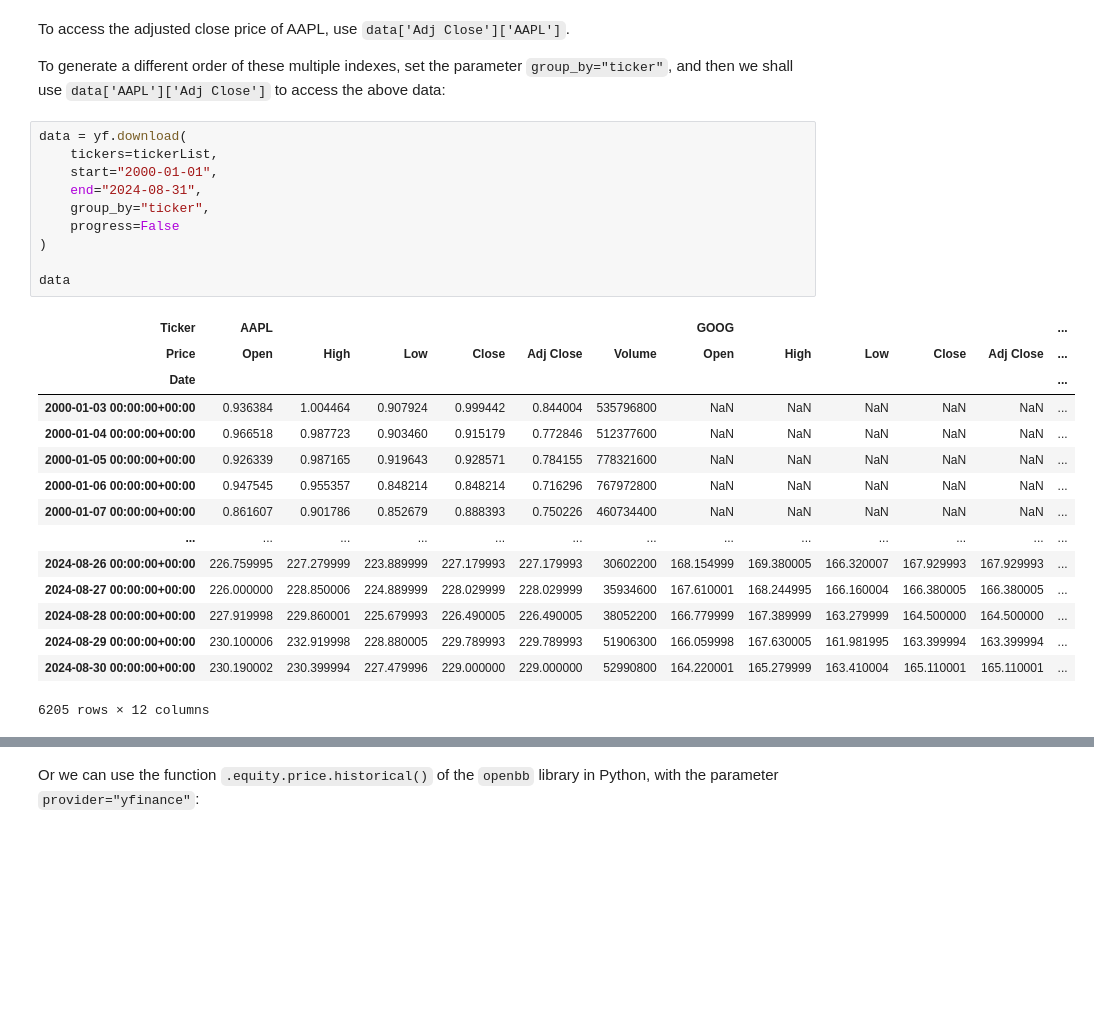
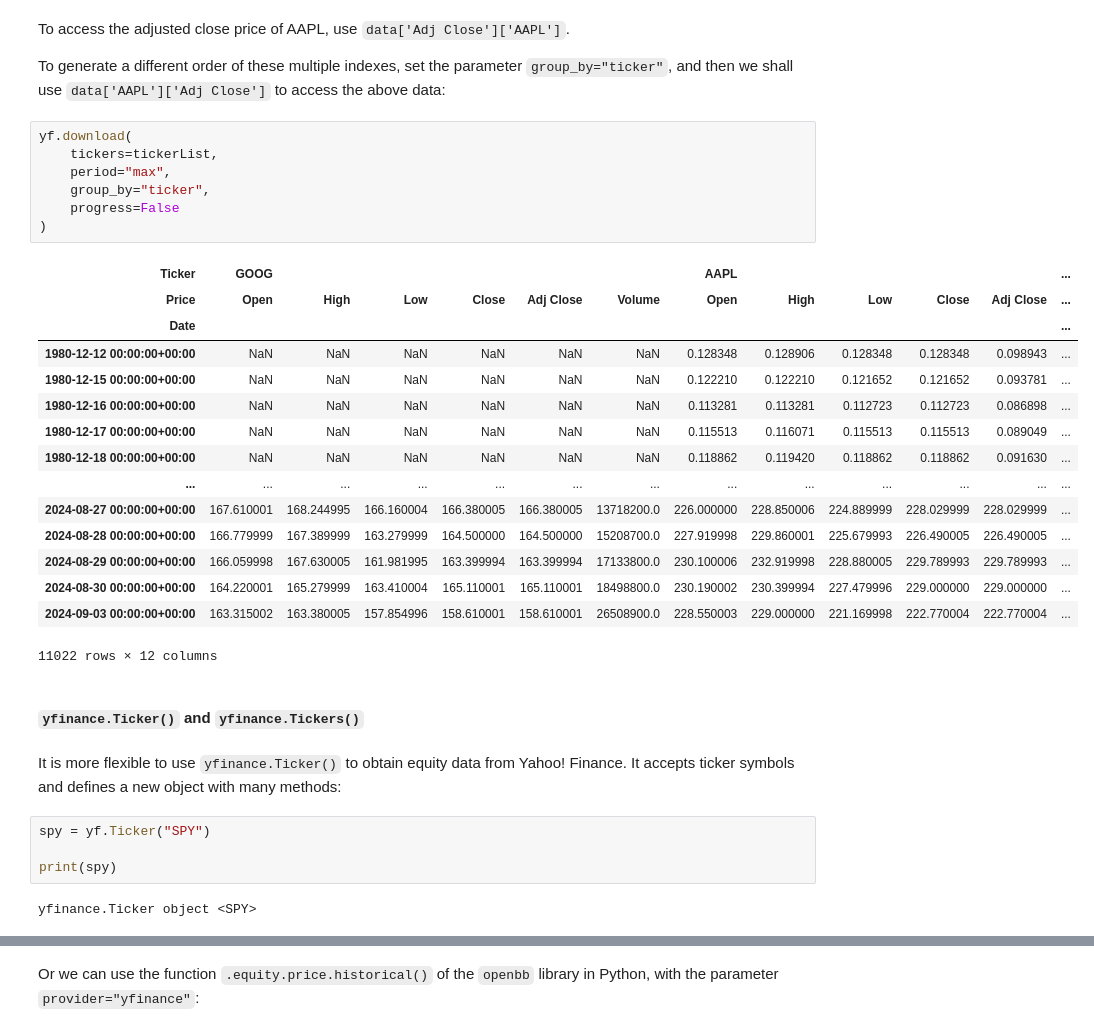
Before and after one commit to SteveXFLiu/nQuant, a Jupyter notebook: 01ObtainingData.ipynb, the cells around one changed output, grey strips where cells are left out. Cells and saved outputs as stored; diff of their text form; blank space fills up the shorter version.

Commit message:
Updated yfinance.Ticker() and yfinance.Tickers()

```diff
--- a/01ObtainingData.ipynb
+++ b/01ObtainingData.ipynb
@@ -81,28 +83,35 @@ To access the adjusted close price of AAPL, use `data['Adj Close']['AAPL']`.
 
 To generate a different order of these multiple indexes, set the parameter `group_by="ticker"`, and then we shall use `data['AAPL']['Adj Close']` to access the above data:
 # %%
-data = yf.download(
+yf.download(
     tickers=tickerList,
-    start="2000-01-01",
-    end="2024-08-31",
+    period="max",
     group_by="ticker",
     progress=False
 )
-
-data
 # %% [output]
-| Ticker | AAPL |  |  |  |  |  | GOOG |  |  |  |  | ... |
+| Ticker | GOOG |  |  |  |  |  | AAPL |  |  |  |  | ... |
 | Price | Open | High | Low | Close | Adj Close | Volume | Open | High | Low | Close | Adj Close | ... |
 | Date |  |  |  |  |  |  |  |  |  |  |  | ... |
-| 2000-01-03 00:00:00+00:00 | 0.936384 | 1.004464 | 0.907924 | 0.999442 | 0.844004 | 535796800 | NaN | NaN | NaN | NaN | NaN | ... |
-| 2000-01-04 00:00:00+00:00 | 0.966518 | 0.987723 | 0.903460 | 0.915179 | 0.772846 | 512377600 | NaN | NaN | NaN | NaN | NaN | ... |
-| 2000-01-05 00:00:00+00:00 | 0.926339 | 0.987165 | 0.919643 | 0.928571 | 0.784155 | 778321600 | NaN | NaN | NaN | NaN | NaN | ... |
-| 2000-01-06 00:00:00+00:00 | 0.947545 | 0.955357 | 0.848214 | 0.848214 | 0.716296 | 767972800 | NaN | NaN | NaN | NaN | NaN | ... |
-| 2000-01-07 00:00:00+00:00 | 0.861607 | 0.901786 | 0.852679 | 0.888393 | 0.750226 | 460734400 | NaN | NaN | NaN | NaN | NaN | ... |
+| 1980-12-12 00:00:00+00:00 | NaN | NaN | NaN | NaN | NaN | NaN | 0.128348 | 0.128906 | 0.128348 | 0.128348 | 0.098943 | ... |
+| 1980-12-15 00:00:00+00:00 | NaN | NaN | NaN | NaN | NaN | NaN | 0.122210 | 0.122210 | 0.121652 | 0.121652 | 0.093781 | ... |
+| 1980-12-16 00:00:00+00:00 | NaN | NaN | NaN | NaN | NaN | NaN | 0.113281 | 0.113281 | 0.112723 | 0.112723 | 0.086898 | ... |
+| 1980-12-17 00:00:00+00:00 | NaN | NaN | NaN | NaN | NaN | NaN | 0.115513 | 0.116071 | 0.115513 | 0.115513 | 0.089049 | ... |
+| 1980-12-18 00:00:00+00:00 | NaN | NaN | NaN | NaN | NaN | NaN | 0.118862 | 0.119420 | 0.118862 | 0.118862 | 0.091630 | ... |
 | ... | ... | ... | ... | ... | ... | ... | ... | ... | ... | ... | ... | ... |
-| 2024-08-26 00:00:00+00:00 | 226.759995 | 227.279999 | 223.889999 | 227.179993 | 227.179993 | 30602200 | 168.154999 | 169.380005 | 166.320007 | 167.929993 | 167.929993 | ... |
-| 2024-08-27 00:00:00+00:00 | 226.000000 | 228.850006 | 224.889999 | 228.029999 | 228.029999 | 35934600 | 167.610001 | 168.244995 | 166.160004 | 166.380005 | 166.380005 | ... |
-| 2024-08-28 00:00:00+00:00 | 227.919998 | 229.860001 | 225.679993 | 226.490005 | 226.490005 | 38052200 | 166.779999 | 167.389999 | 163.279999 | 164.500000 | 164.500000 | ... |
-| 2024-08-29 00:00:00+00:00 | 230.100006 | 232.919998 | 228.880005 | 229.789993 | 229.789993 | 51906300 | 166.059998 | 167.630005 | 161.981995 | 163.399994 | 163.399994 | ... |
-| 2024-08-30 00:00:00+00:00 | 230.190002 | 230.399994 | 227.479996 | 229.000000 | 229.000000 | 52990800 | 164.220001 | 165.279999 | 163.410004 | 165.110001 | 165.110001 | ... |
+| 2024-08-27 00:00:00+00:00 | 167.610001 | 168.244995 | 166.160004 | 166.380005 | 166.380005 | 13718200.0 | 226.000000 | 228.850006 | 224.889999 | 228.029999 | 228.029999 | ... |
+| 2024-08-28 00:00:00+00:00 | 166.779999 | 167.389999 | 163.279999 | 164.500000 | 164.500000 | 15208700.0 | 227.919998 | 229.860001 | 225.679993 | 226.490005 | 226.490005 | ... |
+| 2024-08-29 00:00:00+00:00 | 166.059998 | 167.630005 | 161.981995 | 163.399994 | 163.399994 | 17133800.0 | 230.100006 | 232.919998 | 228.880005 | 229.789993 | 229.789993 | ... |
+| 2024-08-30 00:00:00+00:00 | 164.220001 | 165.279999 | 163.410004 | 165.110001 | 165.110001 | 18498800.0 | 230.190002 | 230.399994 | 227.479996 | 229.000000 | 229.000000 | ... |
+| 2024-09-03 00:00:00+00:00 | 163.315002 | 163.380005 | 157.854996 | 158.610001 | 158.610001 | 26508900.0 | 228.550003 | 229.000000 | 221.169998 | 222.770004 | 222.770004 | ... |
-6205 rows × 12 columns
+11022 rows × 12 columns
+# %% [markdown]
+#### `yfinance.Ticker()` and `yfinance.Tickers()`
+# %% [markdown]
+It is more flexible to use `yfinance.Ticker()` to obtain equity data from Yahoo! Finance. It accepts ticker symbols and defines a new object with many methods:
+# %%
+spy = yf.Ticker("SPY")
+
+print(spy)
+# %% [output]
+yfinance.Ticker object <SPY>
```
Also changed, not shown: parts of 17 cells of this notebook.
